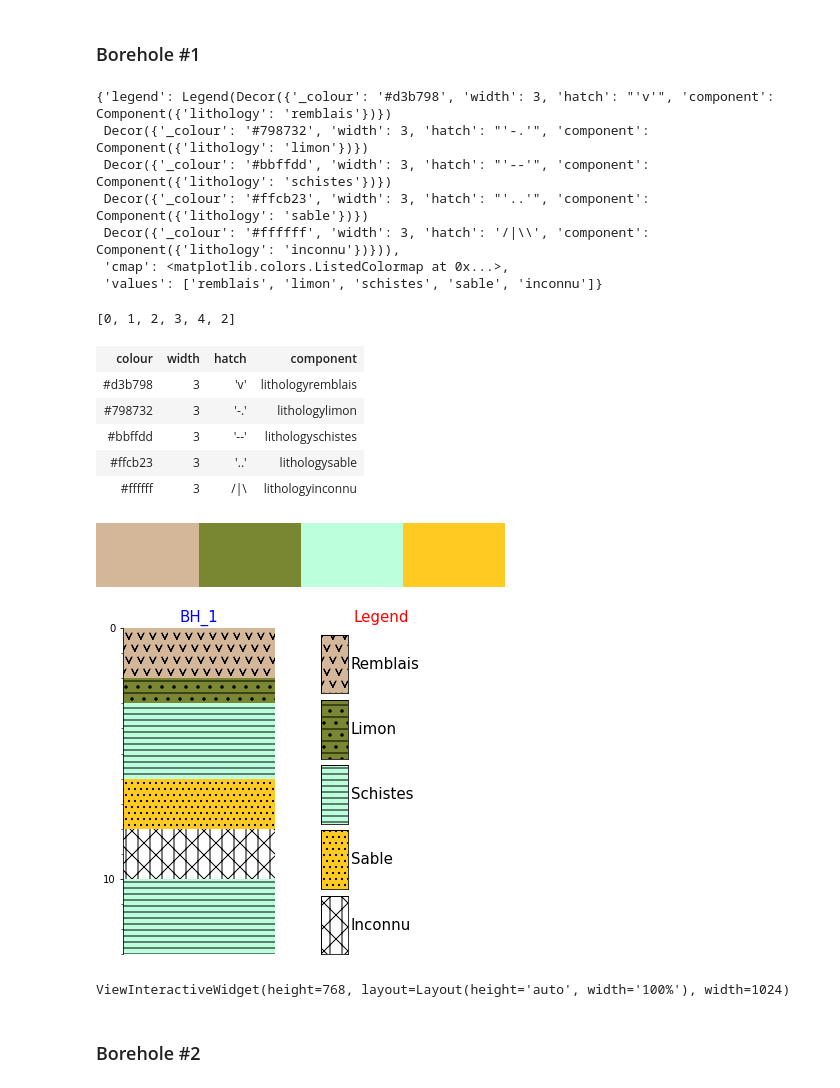
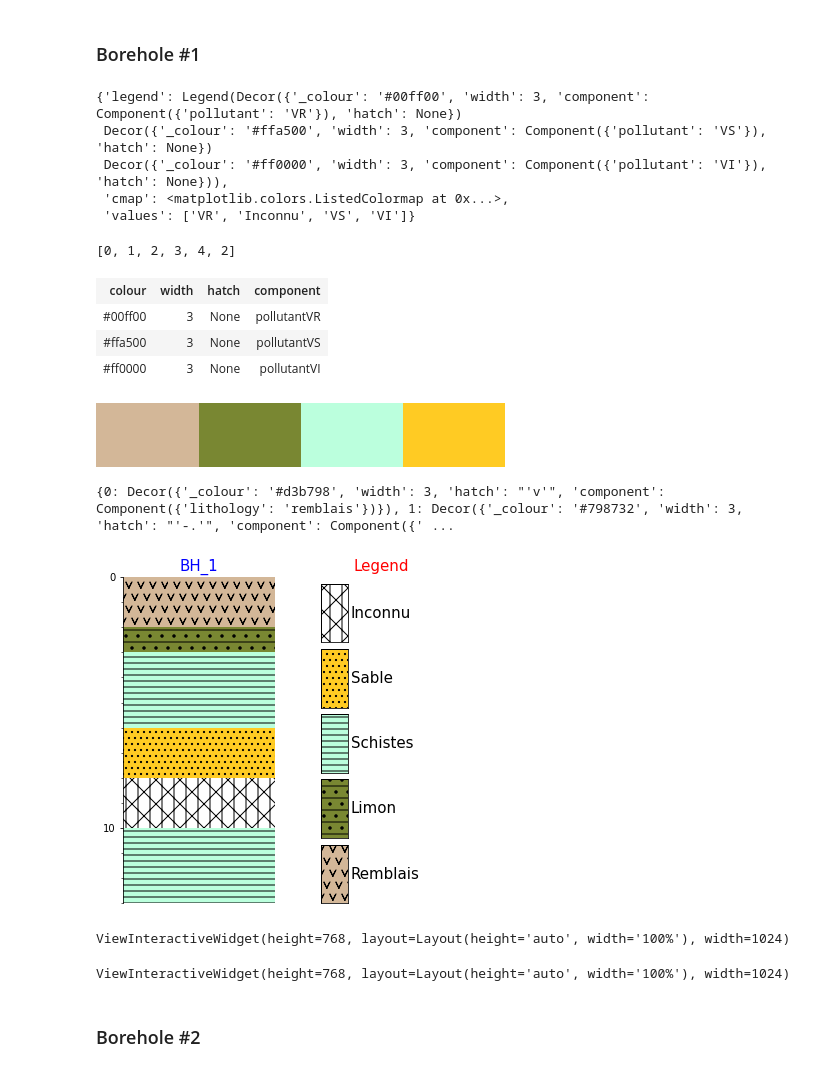
Before and after one commit to kaufmanno/GSDMA, a Jupyter notebook: playground/TFE_test/Samples_representation.ipynb, the cells around one changed output. Cells and saved outputs as stored; diff of their text form; code cells hidden in the pictures.

```diff
--- a/playground/TFE_test/Samples_representation.ipynb
+++ b/playground/TFE_test/Samples_representation.ipynb
@@ -23,0 +18,3 @@ n_bhs = 2
+# %%
+attrib = list(leg_dict.keys()) #['lithology', 'pollutant']
+attrib
@@ -78,3 +82,0 @@ Borehole geometry created successfully !
-# %%
-attrib = ['lithology', 'pollutant']
-attrib
@@ -114,28 +118,24 @@ pollutants [0 : 'VR', 1 : 'Inconnu', 2 : 'VS', 3 : 'VR', 4: 'VI']
 # %% [markdown]
 ### Borehole #1
 # %%
-bh3d_list[0].legend_dict[attrib[0]]#['legend']
+bh3d_list[0].legend_dict[attrib[1]]#['legend']
 # %% [output]
-{'legend': Legend(Decor({'_colour': '#d3b798', 'width': 3, 'hatch': "'v'", 'component': Component({'lithology': 'remblais'})})
- Decor({'_colour': '#798732', 'width': 3, 'hatch': "'-.'", 'component': Component({'lithology': 'limon'})})
- Decor({'_colour': '#bbffdd', 'width': 3, 'hatch': "'--'", 'component': Component({'lithology': 'schistes'})})
- Decor({'_colour': '#ffcb23', 'width': 3, 'hatch': "'..'", 'component': Component({'lithology': 'sable'})})
- Decor({'_colour': '#ffffff', 'width': 3, 'hatch': '/|\\', 'component': Component({'lithology': 'inconnu'})})),
+{'legend': Legend(Decor({'_colour': '#00ff00', 'width': 3, 'component': Component({'pollutant': 'VR'}), 'hatch': None})
+ Decor({'_colour': '#ffa500', 'width': 3, 'component': Component({'pollutant': 'VS'}), 'hatch': None})
+ Decor({'_colour': '#ff0000', 'width': 3, 'component': Component({'pollutant': 'VI'}), 'hatch': None})),
  'cmap': <matplotlib.colors.ListedColormap at 0x...>,
- 'values': ['remblais', 'limon', 'schistes', 'sable', 'inconnu']}
+ 'values': ['VR', 'Inconnu', 'VS', 'VI']}
 # %%
 bh3d_list[0].geometry.data[0].array.array.tolist() # default attribute ('lithology') values indices
 # %% [output]
 [0, 1, 2, 3, 4, 2]
 # %%
-bh3d_list[0].legend_dict[attrib[0]]['legend']
+bh3d_list[0].legend_dict[attrib[1]]['legend']
 # %% [output]
 | colour | width | hatch | component |
-| #d3b798 | 3 | 'v' | lithologyremblais |
-| #798732 | 3 | '-.' | lithologylimon |
-| #bbffdd | 3 | '--' | lithologyschistes |
-| #ffcb23 | 3 | '..' | lithologysable |
-| #ffffff | 3 | /|\ | lithologyinconnu |
+| #00ff00 | 3 | None | pollutantVR |
+| #ffa500 | 3 | None | pollutantVS |
+| #ff0000 | 3 | None | pollutantVI |
 # %%
 bh3d_list[0].legend_dict[attrib[0]]['cmap']
 # %% [output]
@@ -143,5 +143,6 @@ bh3d_list[0].legend_dict[attrib[0]]['cmap']
 # %%
 bh3d_list[0].log_plot(repr_attribute=attrib[0])
 # %% [output]
+{0: Decor({'_colour': '#d3b798', 'width': 3, 'hatch': "'v'", 'component': Component({'lithology': 'remblais'})}), 1: Decor({'_colour': '#798732', 'width': 3, 'hatch': "'-.'", 'component': Component({' ...
-[figure, old version]
+[figure, new version]
 # %%
@@ -149,5 +150,9 @@ bh3d_list[0].plot3d(repr_attribute='lithology')
 # %% [output]
 ViewInteractiveWidget(height=768, layout=Layout(height='auto', width='100%'), width=1024)
+# %%
+bh3d_list[0].plot3d(repr_attribute=attrib[1])
+# %% [output]
+ViewInteractiveWidget(height=768, layout=Layout(height='auto', width='100%'), width=1024)
 # %% [markdown]
 ### Borehole #2
 # %%
```
Also changed, not shown: parts of 26 cells of this notebook, 4 other files.
